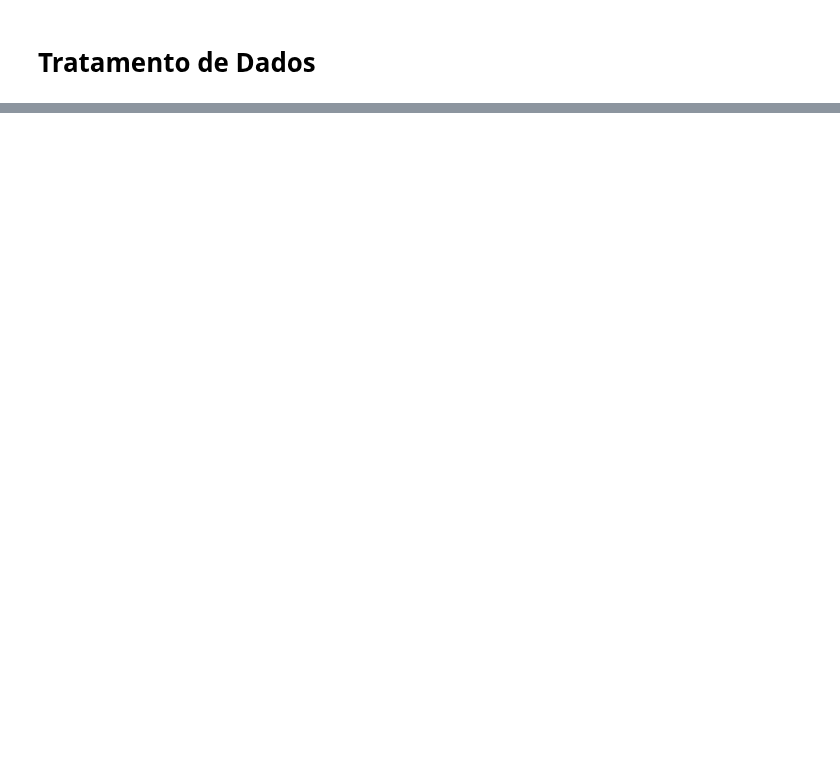
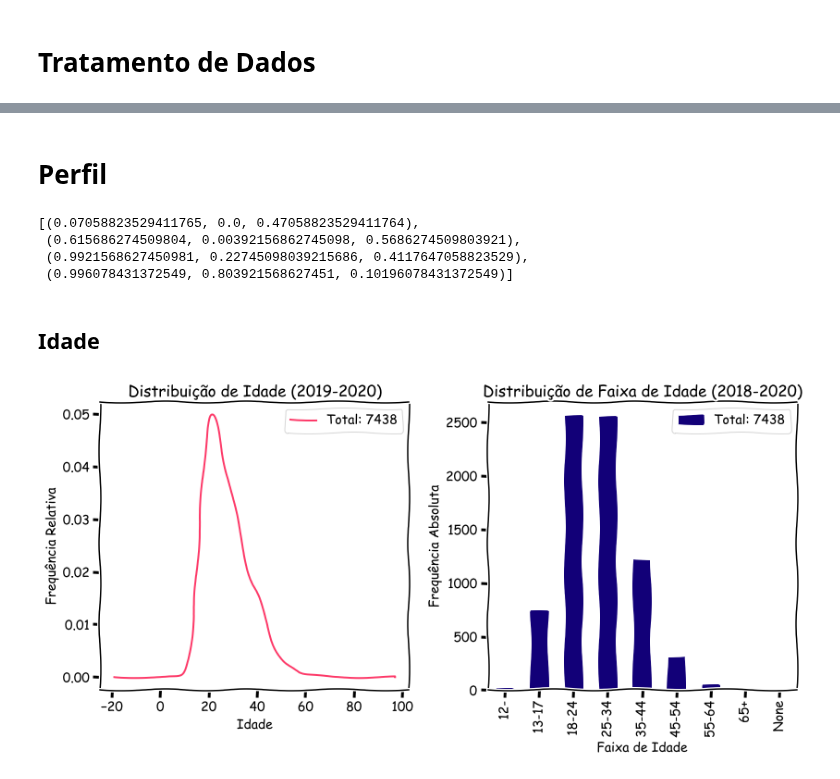
Before and after one commit to thiagodsd/science-avec-des, a Jupyter notebook: _gibi/1_eda.ipynb, the cells around one changed output, grey strips where cells are left out. Saved outputs shown, nothing was run; the diff lists cells and outputs as text; code cells hidden in the pictures; blank space fills up the shorter version.

```diff
--- a/_gibi/1_eda.ipynb
+++ b/_gibi/1_eda.ipynb
@@ -87,7 +88,10 @@ d2020_meta = joblib.load("d2020_meta.jl")
 # %%
 d2018.columns = map(str.lower, d2018.columns)
 d2018         = d2018.rename(columns=d2018_meta)
+d2018['ano']  = 2018
 d2019.columns = map(str.lower, d2019.columns)
 d2019         = d2019.rename(columns=d2019_meta)
+d2019['ano']  = 2019
 d2020.columns = map(str.lower, d2020.columns)
 d2020         = d2020.rename(columns=d2020_meta)
+d2020['ano']  = 2020
@@ -93,0 +142,47 @@ d2020         = d2020.rename(columns=d2020_meta)
+# %%
+data = pd.DataFrame(columns=set(d2018.columns.tolist() + d2019.columns.tolist() + d2020.columns.tolist()))
+data = data.append(d2018[~d2018.timestamp.isnull()])
+data = data.append(d2019[~d2019.timestamp.isnull()])
+data = data.append(d2020[~d2020.timestamp.isnull()])
+# %% [markdown]
+# Perfil
+# %%
+paltt = ["#120078", "#9d0191", "#fd3a69", "#fecd1a"]
+sns.set_palette(sns.color_palette(paltt)) # https://colorhunt.co/palette/220041
+display( sns.color_palette() )
+# %% [output]
+[(0.07058823529411765, 0.0, 0.47058823529411764),
+ (0.615686274509804, 0.00392156862745098, 0.5686274509803921),
+ (0.9921568627450981, 0.22745098039215686, 0.4117647058823529),
+ (0.996078431372549, 0.803921568627451, 0.10196078431372549)]
+# %% [markdown]
+## Idade
+# %%
+with plt.xkcd(randomness=0.5):
+    fig, ((ax2, ax1)) = plt.subplots(nrows=1, ncols=2, figsize=(12,6))
+
+    data.perfil_idade_bin.value_counts().sort_index().plot(
+        kind='bar',
+        label=rf"Total: {data.shape[0]}",
+        ax=ax1
+    )
+    ax1.set_title('Distribuição de Faixa de Idade (2018-2020)')
+    ax1.set_xlabel('Faixa de Idade')
+    ax1.set_ylabel('Frequência Absoluta')
+    ax1.legend()
+    #
+    data[data['ano'].isin([2019,2020])].perfil_idade.astype(np.float64).plot(
+        kind='kde',
+        color=paltt[2],
+        label=rf"Total: {data.shape[0]}",
+        ax=ax2
+    )
+    ax2.set_title('Distribuição de Idade (2019-2020)')
+    ax2.set_xlabel('Idade')
+    ax2.set_ylabel('Frequência Relativa')
+    ax2.legend()
+
+    plt.tight_layout()
+    plt.savefig("img/plot0.png", dpi=100)
+# %% [output]
+[figure, added]
```
Also changed, not shown: parts of 17 cells of this notebook, 3 other files.
